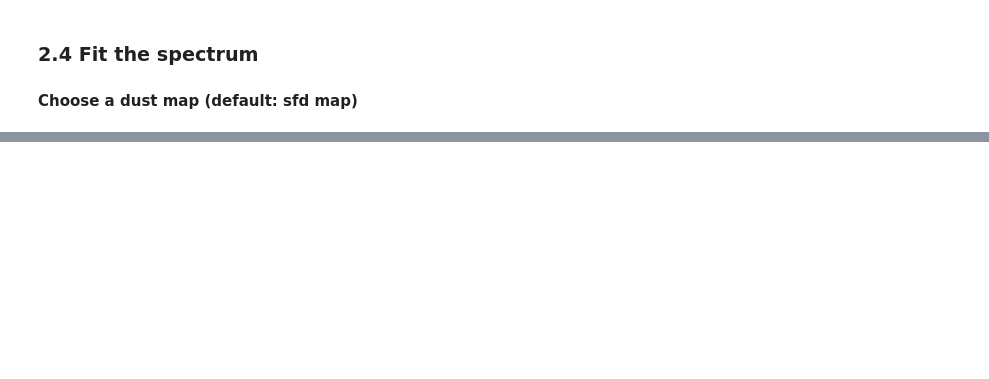
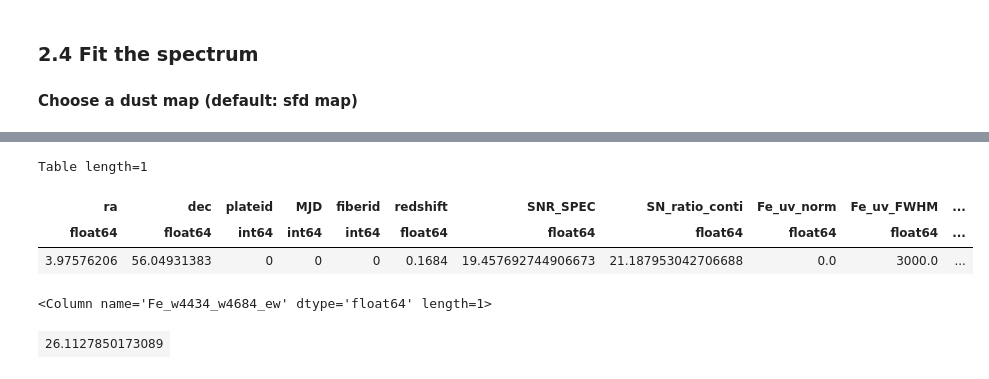
Before and after one commit to rudolffu/qsofitmore, a Jupyter notebook: qsofitmore/examples/2-fit_qso_spectrum.ipynb, the cells around one changed output, grey strips where cells are left out. Saved outputs shown, nothing was run; the diff lists cells and outputs as text; code cells hidden in the pictures; blank space fills up the shorter version.

```diff
--- a/qsofitmore/examples/2-fit_qso_spectrum.ipynb
+++ b/qsofitmore/examples/2-fit_qso_spectrum.ipynb
@@ -65,0 +158,12 @@ Try:
+# %%
+q.result_table
+# %% [output]
+Table length=1
+| ra | dec | plateid | MJD | fiberid | redshift | SNR_SPEC | SN_ratio_conti | Fe_uv_norm | Fe_uv_FWHM | ... |
+| float64 | float64 | int64 | int64 | int64 | float64 | float64 | float64 | float64 | float64 | ... |
+| 3.97576206 | 56.04931383 | 0 | 0 | 0 | 0.1684 | 19.457692744906673 | 21.187953042706688 | 0.0 | 3000.0 | ... |
+# %%
+q.result_table['Fe_w4434_w4684_ew']
+# %% [output]
+<Column name='Fe_w4434_w4684_ew' dtype='float64' length=1>
+| 26.1127850173089 |
```
Also changed, not shown: parts of 10 cells of this notebook, 18 other files.
